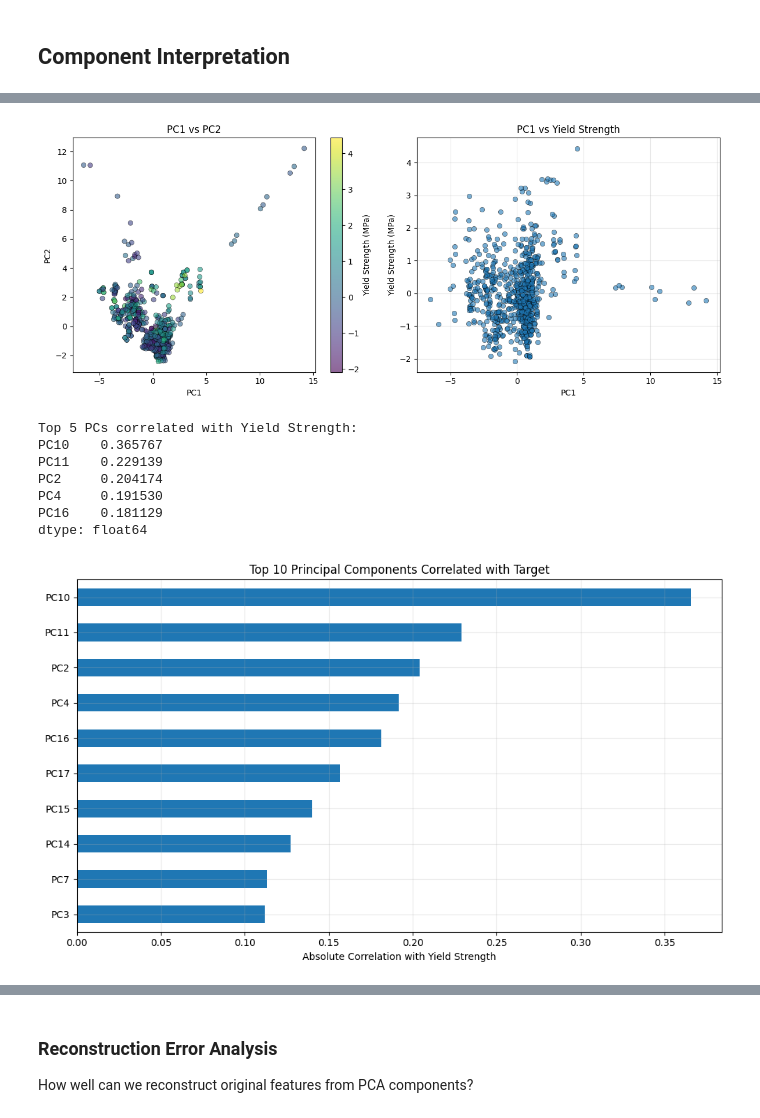
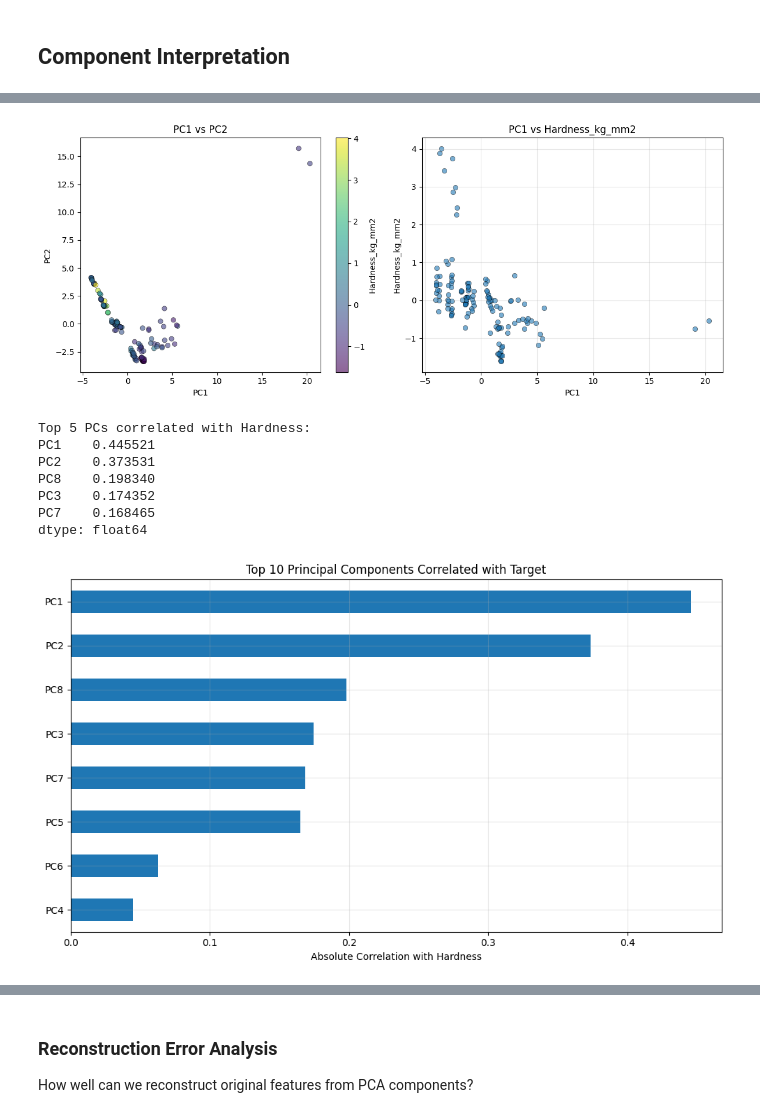
Before and after one commit to hammale2003/Welding-Quality-Prediction-, a Jupyter notebook: Group_2_Semi_Supervised_Learning/Hardness/1_PCA_Analysis.ipynb, the cells around one changed output, grey strips where cells are left out. Cells and saved outputs as stored; diff of their text form; code cells hidden in the pictures.

```diff
--- a/Group_2_Semi_Supervised_Learning/Hardness/1_PCA_Analysis.ipynb
+++ b/Group_2_Semi_Supervised_Learning/Hardness/1_PCA_Analysis.ipynb
@@ -46,11 +46,11 @@ target_columns = ['Yield_Strength_MPa', 'UTS_MPa', 'Elongation_%',
                   'Ferrite_2nd_Phase_%', 'Acicular_Ferrite_%', 'Martensite_%',
                   'Ferrite_Carbide_%']
 
-df_ys = df[df['Yield_Strength_MPa'].notna()].copy()
-y = df_ys['Yield_Strength_MPa'].copy()
+df_ys = df[df['Hardness_kg_mm2'].notna()].copy()
+y = df_ys['Hardness_kg_mm2'].copy()
 X = df_ys.drop(columns=target_columns)
 
-print(f"Samples with Yield Strength: {len(df_ys)}")
+print(f"Samples with Hardness: {len(df_ys)}")
 print(f"Features shape: {X.shape}")
 print(f"Target shape: {y.shape}")
 # %% [output]
@@ -134,7 +134,7 @@ Variance retained: 0.9029
 # %%
 pc_columns = [f'PC{i+1}' for i in range(X_pca.shape[1])]
 df_pca = pd.DataFrame(X_pca, columns=pc_columns)
-df_pca['Yield_Strength_MPa'] = y.values
+df_pca['Hardness_kg_mm2'] = y.values
 
 df_pca.to_csv('data/welddb_pca_ys.csv', index=False)
 print(f"Shape: {df_pca.shape}")
@@ -176,51 +176,51 @@ plt.show()
 # %%
 fig, axes = plt.subplots(1, 2, figsize=(12, 5))
 
-axes[0].scatter(df_pca['PC1'], df_pca['PC2'], c=df_pca['Yield_Strength_MPa'],
+axes[0].scatter(df_pca['PC1'], df_pca['PC2'], c=df_pca['Hardness_kg_mm2'],
                 cmap='viridis', alpha=0.6, edgecolors='k', linewidth=0.5)
 axes[0].set_xlabel('PC1')
 axes[0].set_ylabel('PC2')
 axes[0].set_title('PC1 vs PC2')
 cbar1 = plt.colorbar(axes[0].collections[0], ax=axes[0])
-cbar1.set_label('Yield Strength (MPa)')
+cbar1.set_label('Hardness_kg_mm2')
 
-axes[1].scatter(df_pca['PC1'], df_pca['Yield_Strength_MPa'], alpha=0.6, edgecolors='k', linewidth=0.5)
+axes[1].scatter(df_pca['PC1'], df_pca['Hardness_kg_mm2'], alpha=0.6, edgecolors='k', linewidth=0.5)
 axes[1].set_xlabel('PC1')
-axes[1].set_ylabel('Yield Strength (MPa)')
-axes[1].set_title('PC1 vs Yield Strength')
+axes[1].set_ylabel('Hardness_kg_mm2')
+axes[1].set_title('PC1 vs Hardness_kg_mm2')
 axes[1].grid(True, alpha=0.3)
 
 plt.tight_layout()
 plt.savefig('figures/pca_visualization.png', dpi=300, bbox_inches='tight')
 plt.show()
 # %% [output]
-[figure, old version]
+[figure, new version]
 # %%
-correlation_with_target = df_pca.drop('Yield_Strength_MPa', axis=1).corrwith(df_pca['Yield_Strength_MPa'])
+correlation_with_target = df_pca.drop('Hardness_kg_mm2', axis=1).corrwith(df_pca['Hardness_kg_mm2'])
 correlation_with_target = correlation_with_target.abs().sort_values(ascending=False)
 
-print("Top 5 PCs correlated with Yield Strength:")
+print("Top 5 PCs correlated with Hardness:")
 print(correlation_with_target.head())
 # %% [output]
-Top 5 PCs correlated with Yield Strength:
-PC10    0.365767
-PC11    0.229139
-PC2     0.204174
-PC4     0.191530
-PC16    0.181129
+Top 5 PCs correlated with Hardness:
+PC1    0.445521
+PC2    0.373531
+PC8    0.198340
+PC3    0.174352
+PC7    0.168465
 dtype: float64
 # %%
 fig, ax = plt.subplots(figsize=(10, 6))
 correlation_with_target.head(10).sort_values().plot(kind='barh', ax=ax)
-ax.set_xlabel('Absolute Correlation with Yield Strength')
+ax.set_xlabel('Absolute Correlation with Hardness')
 ax.set_title('Top 10 Principal Components Correlated with Target')
 ax.grid(True, alpha=0.3)
 
 plt.tight_layout()
 plt.savefig('figures/pc_target_correlation.png', dpi=300, bbox_inches='tight')
 plt.show()
 # %% [output]
-[figure, old version]
+[figure, new version]
 # %%
 # Reconstruct original features
 X_reconstructed = pca.inverse_transform(X_pca)
```
Also changed, not shown: parts of 14 cells of this notebook, 14 other files.
